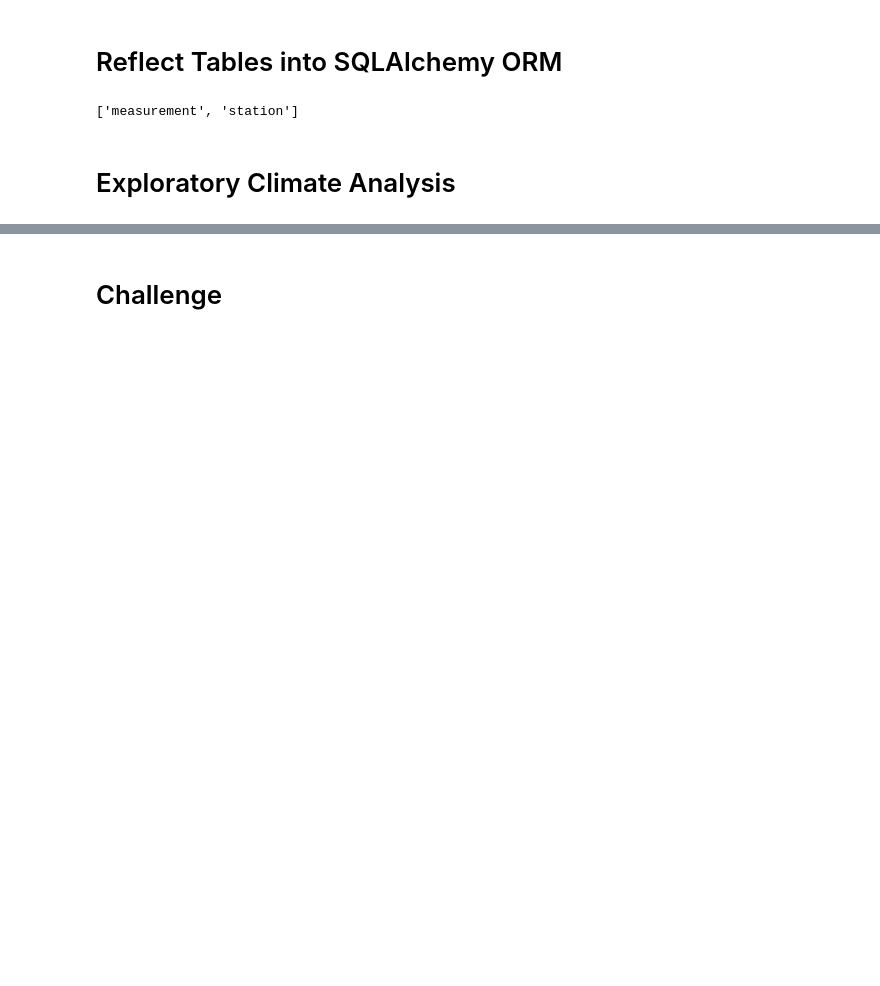
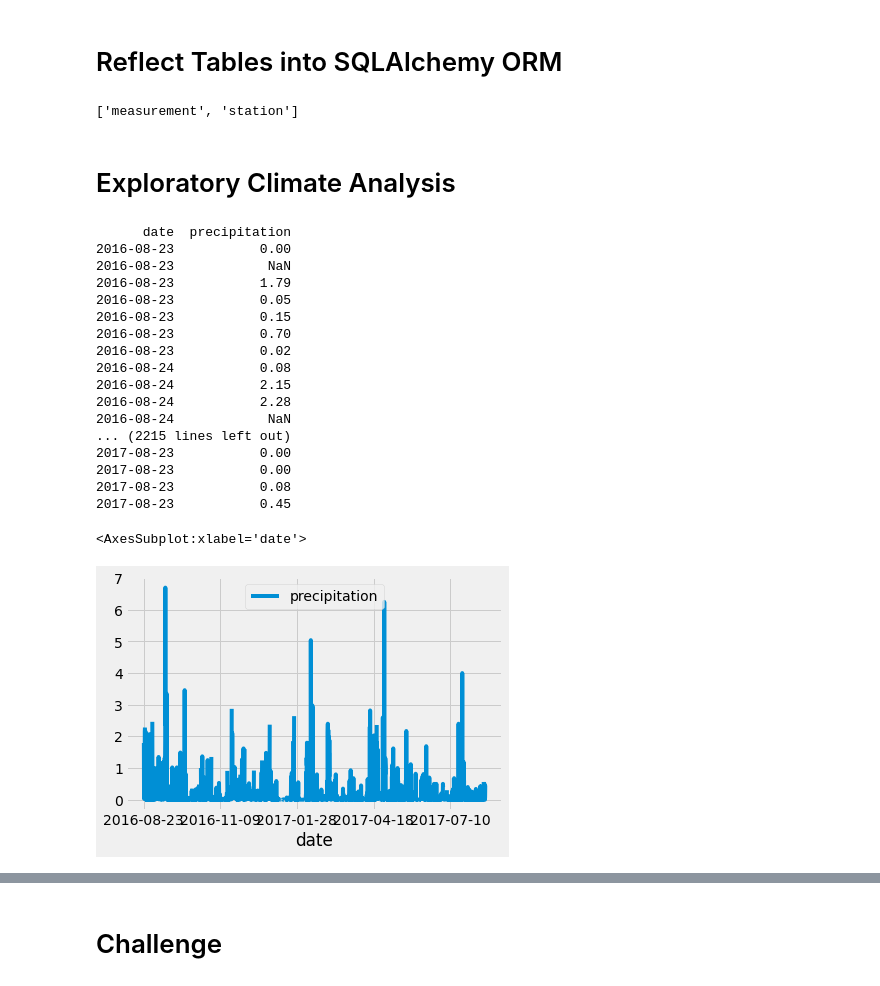
Before and after one commit to kareng013/surfs_up, a Jupyter notebook: climate_analysis.ipynb, the cells around one changed output, grey strips where cells are left out. Drawn from its saved outputs; the diff is of its cells as text; code cells hidden in the pictures; blank space fills up the shorter version.

```diff
--- a/climate_analysis.ipynb
+++ b/climate_analysis.ipynb
@@ -62,0 +50,56 @@ session = Session(engine)
+# %%
+# Design a query to retrieve the last 12 months of precipitation data and plot the results.
+
+#Starting from the last data point in the database.
+#The datetime dependency has a function called dt.date(), which specifies the date in the following format: year, month, day.
+#dt.timedelta() traces back a certain number od days from the date given
+
+# Calculate the date one year from the last date in data set.
+
+prev_year = dt.date(2017, 8, 23) - dt.timedelta(days=365)
+
+# Perform a query to retrieve the data and precipitation scores
+#Create a variable to store results of the query
+#Use filter functin to filter out data we don't need, filter out all data older than a year
+#.all() exracts all results from query and puts them in a list
+results = session.query(Measurement.date, Measurement.prcp).filter(Measurement.date >= prev_year).all()
+
+
+# Save the query results as a Pandas DataFrame and
+#Provide results variable as one parameter and column names as second parameter
+#Saves query results in 2 parameters: Data and Precipitation.
+df = pd.DataFrame(results, columns=['date','precipitation'])
+
+#Set Index to the date column - manipulates how dataframes look, gets rid of row numbers with date column
+#inplace is used to specify whether or not we want to create a new dataframe
+#Setting inplace=True specifies we do not want to create a new DF with modified specifications
+
+df.set_index(df['date'], inplace=True)
+
+# Sort the dataframe by date
+#Create a plot of precpitation scores in chronological order
+
+df = df.sort_index()
+
+#Print DF with only dates and precipitation columns without index - Chronological order
+print(df.to_string(index=False))
+# %% [output]
+      date  precipitation
+2016-08-23           0.00
+2016-08-23            NaN
+2016-08-23           1.79
+2016-08-23           0.05
+2016-08-23           0.15
+2016-08-23           0.70
+2016-08-23           0.02
+2016-08-24           0.08
+2016-08-24           2.15
+2016-08-24           2.28
+2016-08-24            NaN
+... (2215 lines left out)
+2017-08-23           0.00
+2017-08-23           0.00
+2017-08-23           0.08
+2017-08-23           0.45
+<AxesSubplot:xlabel='date'>
+[figure, added]
```
Also changed, not shown: parts of 8 cells of this notebook, 1 other file.
